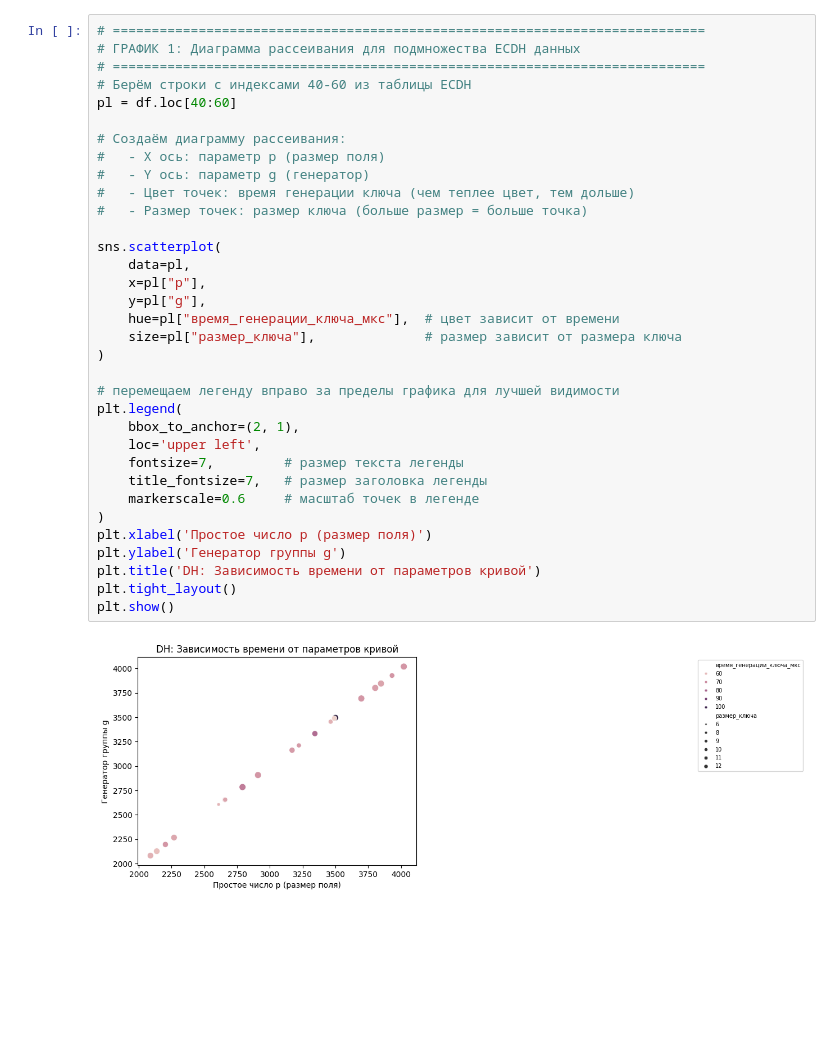
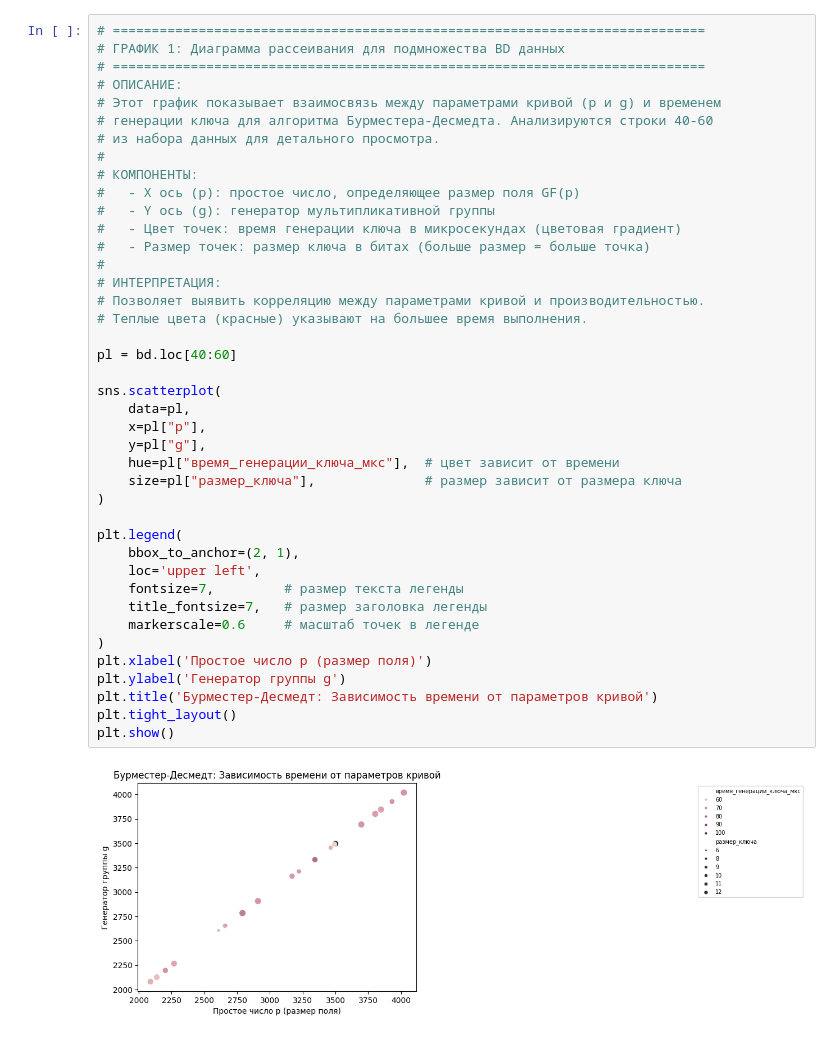
Before and after one commit to GeeZiX84/ECDH, a Jupyter notebook: analitycs.ipynb, the cells around one changed output. Drawn from its saved outputs; the diff is of its cells as text; blank space fills up the shorter version.

```diff
--- a/analitycs.ipynb
+++ b/analitycs.ipynb
@@ -134,40 +142,47 @@ df2.describe()
 | max | 3661.000000 | 3538.000000 | 4091.000000 | 4508.000000 | 399.000000 | 3840.000000 | ... |
 # %%
 # ============================================================================
-# ГРАФИК 1: Диаграмма рассеивания для подмножества ECDH данных
+# ГРАФИК 1: Диаграмма рассеивания для подмножества BD данных
 # ============================================================================
-# Берём строки с индексами 40-60 из таблицы ECDH
-pl = df.loc[40:60]
+# ОПИСАНИЕ:
+# Этот график показывает взаимосвязь между параметрами кривой (p и g) и временем
+# генерации ключа для алгоритма Бурместера-Десмедта. Анализируются строки 40-60
+# из набора данных для детального просмотра.
+#
+# КОМПОНЕНТЫ:
+#   - X ось (p): простое число, определяющее размер поля GF(p)
+#   - Y ось (g): генератор мультипликативной группы
+#   - Цвет точек: время генерации ключа в микросекундах (цветовая градиент)
+#   - Размер точек: размер ключа в битах (больше размер = больше точка)
+#
+# ИНТЕРПРЕТАЦИЯ:
+# Позволяет выявить корреляцию между параметрами кривой и производительностью.
+# Теплые цвета (красные) указывают на большее время выполнения.
 
-# Создаём диаграмму рассеивания:
-#   - X ось: параметр p (размер поля)
-#   - Y ось: параметр g (генератор)
-#   - Цвет точек: время генерации ключа (чем теплее цвет, тем дольше)
-#   - Размер точек: размер ключа (больше размер = больше точка)
+pl = bd.loc[40:60]
 
 sns.scatterplot(
     data=pl,
     x=pl["p"],
     y=pl["g"],
     hue=pl["время_генерации_ключа_мкс"],  # цвет зависит от времени
     size=pl["размер_ключа"],              # размер зависит от размера ключа
 )
 
-# перемещаем легенду вправо за пределы графика для лучшей видимости
 plt.legend(
     bbox_to_anchor=(2, 1),
     loc='upper left',
     fontsize=7,         # размер текста легенды
     title_fontsize=7,   # размер заголовка легенды
     markerscale=0.6     # масштаб точек в легенде
 )
 plt.xlabel('Простое число p (размер поля)')
 plt.ylabel('Генератор группы g')
-plt.title('DH: Зависимость времени от параметров кривой')
+plt.title('Бурместер-Десмедт: Зависимость времени от параметров кривой')
 plt.tight_layout()
 plt.show()
 # %% [output]
-[figure, old version]
+[figure, new version]
 # %%
 # ============================================================================
 # ГРАФИК 2: Диаграмма рассеивания для ECDH (последовательный метод)
```
Also changed, not shown: parts of 14 cells of this notebook, 11 other files.
